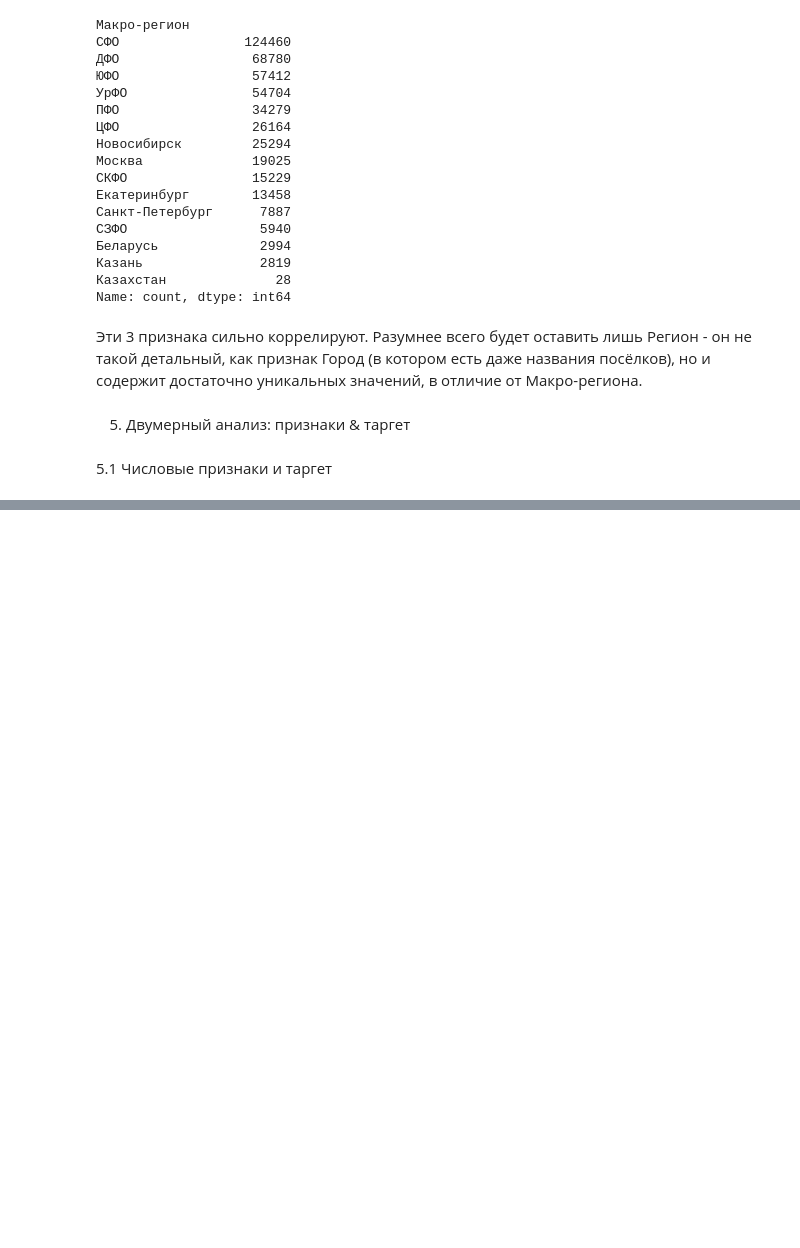
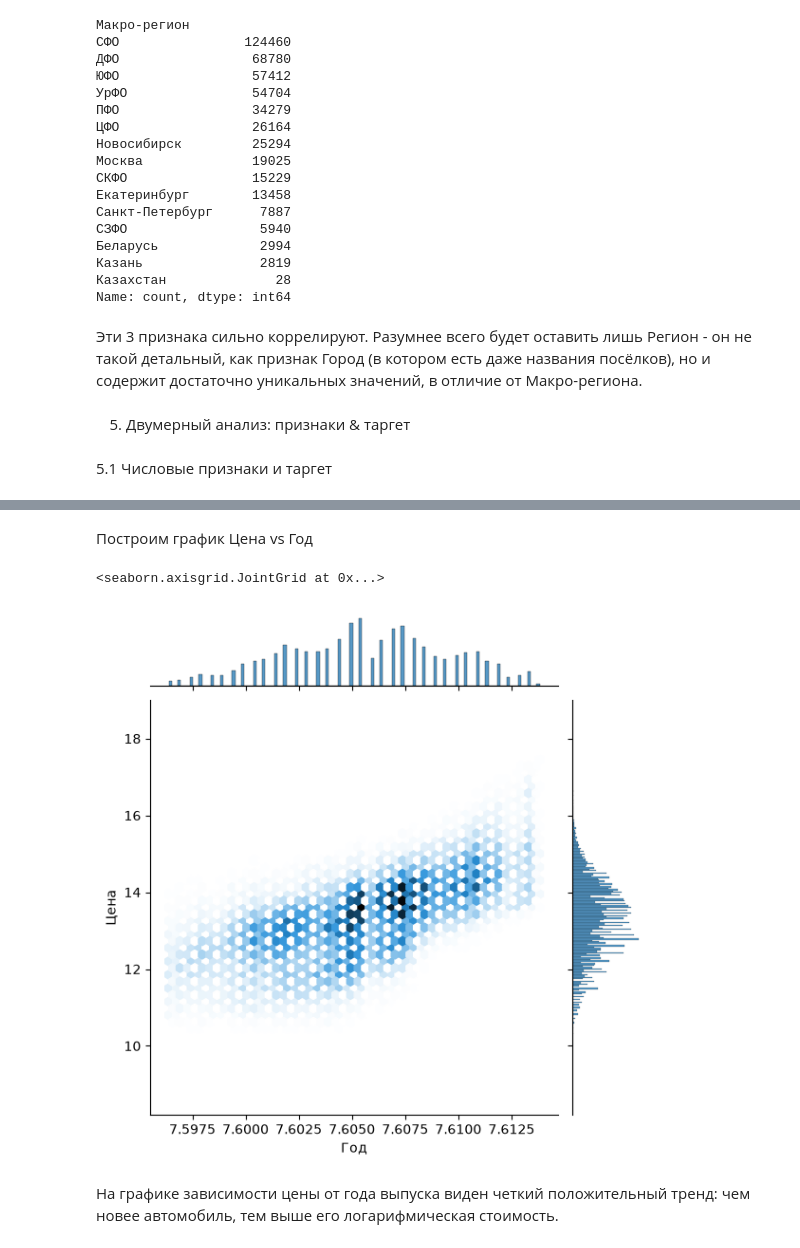
Before and after one commit to deviloon/car-price-analyzer, a Jupyter notebook: notebooks/02_eda_and_features.ipynb, the cells around one changed output, grey strips where cells are left out. Cells and saved outputs as stored; diff of their text form; code cells hidden in the pictures; blank space fills up the shorter version.

```diff
--- a/notebooks/02_eda_and_features.ipynb
+++ b/notebooks/02_eda_and_features.ipynb
@@ -184,0 +210,9 @@ Name: count, dtype: int64
+# %% [markdown]
+Построим график Цена vs Год
+# %%
+sns.jointplot(kind='hex', data=df, x=np.log1p(df['Год']), y=np.log1p(df['Цена']))
+# %% [output]
+<seaborn.axisgrid.JointGrid at 0x...>
+[figure, added]
+# %% [markdown]
+На графике зависимости цены от года выпуска виден четкий положительный тренд: чем новее автомобиль, тем выше его логарифмическая стоимость.
```
Also changed, not shown: parts of 8 cells of this notebook.
